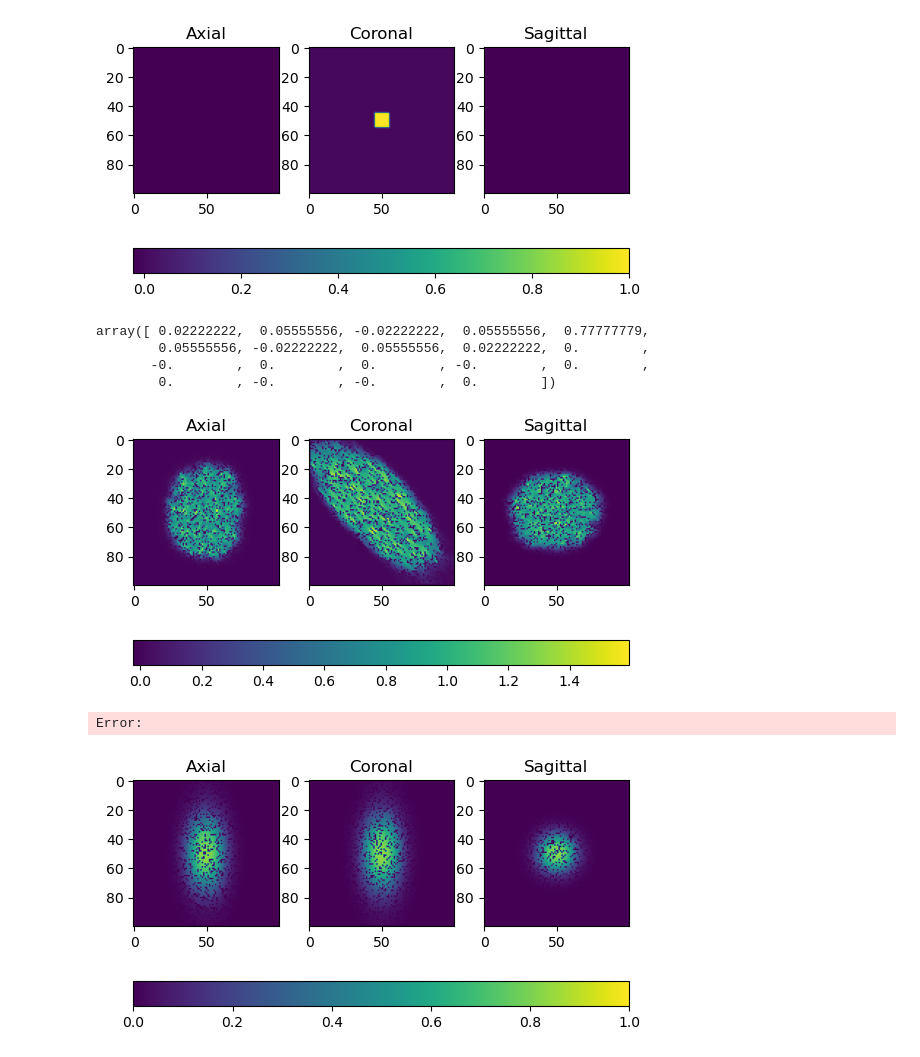
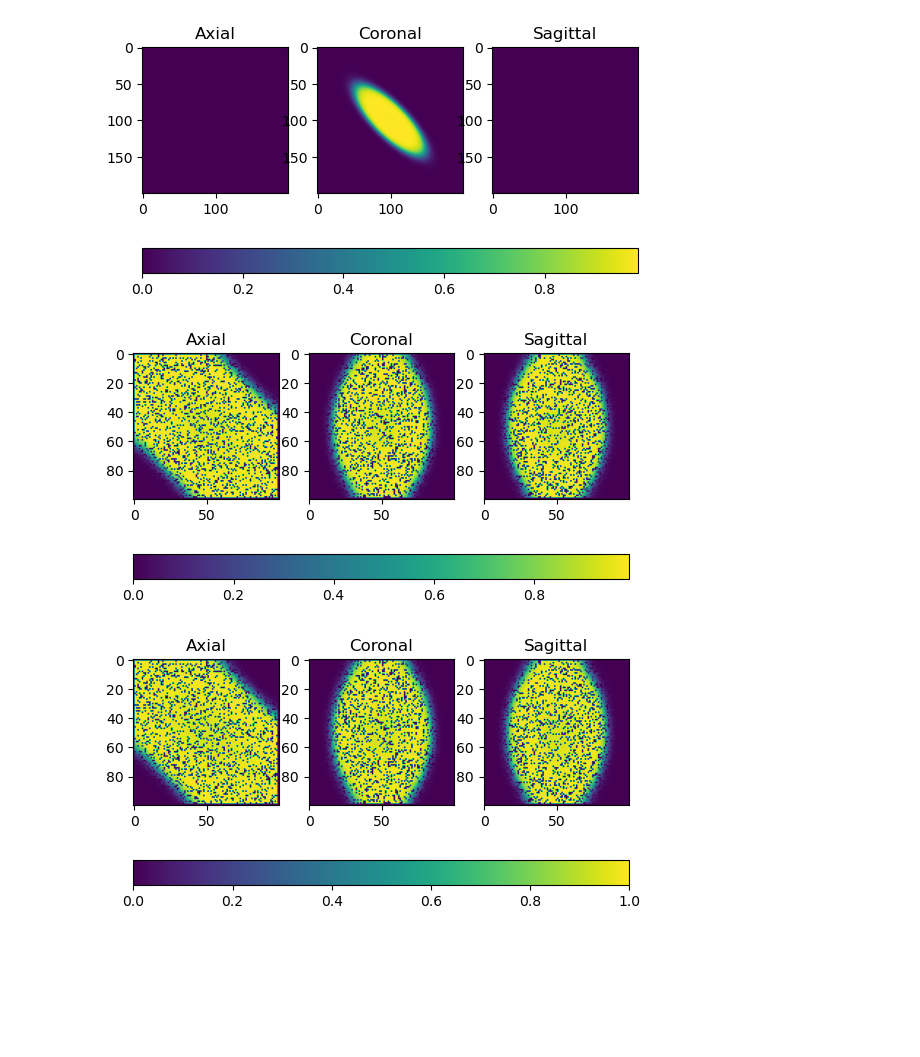
Before and after one commit to TiNezlobinsky/Finitewave, a Jupyter notebook: examples/notebooks/anisotropy_3d.ipynb, the cells around one changed output. Cells and saved outputs as stored; diff of their text form; code cells hidden in the pictures; blank space fills up the shorter version.

```diff
--- a/examples/notebooks/anisotropy_3d.ipynb
+++ b/examples/notebooks/anisotropy_3d.ipynb
@@ -6,7 +6,7 @@ import numpy as np
 import finitewave as fw
 
 # number of nodes on the side
-n = 100
+n = 200
 m = 3
 
 tissue = fw.CardiacTissue3D((n, n, m))
@@ -14,7 +14,7 @@ tissue = fw.CardiacTissue3D((n, n, m))
 tissue.mesh = np.ones([n, n, m])
 tissue.add_boundaries()
 # add fibers orientation vectors
-theta, alpha = 0. * np.pi, 1 * np.pi/4
+theta, alpha = 0. * np.pi, 0.25 * np.pi
 tissue.fibers = np.zeros((3, n, n, m))
 tissue.fibers[0] = np.cos(theta) * np.cos(alpha)
 tissue.fibers[1] = np.cos(theta) * np.sin(alpha)
@@ -29,7 +29,7 @@ aliev_panfilov = fw.AlievPanfilov3D()
 # set up numerical parameters:
 aliev_panfilov.dt = 0.001
 aliev_panfilov.dr = 0.1
-aliev_panfilov.t_max = 0.001
+aliev_panfilov.t_max = 5
 # set up stimulation parameters:
 stim_sequence = fw.StimSequence()
 stim_sequence.add_stim(fw.StimVoltageCoord3D(0, 1, n//2 - 5, n//2 + 5,
@@ -63,11 +63,4 @@ axs[2].set_title('Sagittal')
 fig.colorbar(im_y, ax=axs, orientation='horizontal')
 plt.show()
 # %% [output]
-[figure, old version]
+[figure, new version]
-# %%
-tissue.weights[50, 50, 1, :]
-# %% [output]
-array([ 0.02222222,  0.05555556, -0.02222222,  0.05555556,  0.77777779,
-        0.05555556, -0.02222222,  0.05555556,  0.02222222,  0.        ,
-       -0.        ,  0.        ,  0.        , -0.        ,  0.        ,
-        0.        , -0.        , -0.        ,  0.        ])
@@ -87,52 +77,52 @@ n = 100
 m = 100
 k = 100
 
+d = 0.2
 tissue = fw.CardiacTissue3D((n, m, k))
 # create a mesh of cardiomyocytes (elems = 1):
 tissue.mesh = np.ones([n, m, k])
-tissue.mesh[np.random.random([n, m, k]) < 0.2] = 2
+tissue.mesh[np.random.random([n, m, k]) < d] = 2
 tissue.add_boundaries()
 # add fibers orientation vectors
-theta, alpha = 0.25 * np.pi, 0. * np.pi
+theta, alpha = 0. * np.pi, 0.25 * np.pi
 tissue.fibers = np.zeros((3, n, m, k))
 tissue.fibers[0] = np.cos(theta) * np.cos(alpha)
 tissue.fibers[1] = np.cos(theta) * np.sin(alpha)
 tissue.fibers[2] = np.sin(theta)
 # add numeric method stencil for weights computations
 tissue.stencil = fw.AsymmetricStencil3D()
 tissue.D_al = 1
 tissue.D_ac = tissue.D_al/9
 
 # create model object:
 aliev_panfilov = fw.AlievPanfilov3D()
 # set up numerical parameters:
 aliev_panfilov.dt = 0.001
 aliev_panfilov.dr = 0.1
-aliev_panfilov.t_max = 3
+aliev_panfilov.t_max = 10
 # set up stimulation parameters:
 stim_sequence = fw.StimSequence()
-stim_sequence.add_stim(fw.StimVoltageCoord3D(0, 1, n//2 - 10, n//2 + 10,
-                                             m//2 - 10, m//2 + 10,
-                                             k//2 - 10, k//2 + 10))
+stim_sequence.add_stim(fw.StimVoltageCoord3D(0, 1, n//2 - 5, n//2 + 5,
+                                             m//2 - 5, m//2 + 5,
+                                             k//2 - 5, k//2 + 5))
 # add the tissue and the stim parameters to the model object:
 aliev_panfilov.cardiac_tissue = tissue
 aliev_panfilov.stim_sequence = stim_sequence
 aliev_panfilov.run()
 
 
 # show the potential map in axial, coronal and sagittal planes:
 fig, axs = plt.subplots(1, 3)
 im_x = axs[0].imshow(aliev_panfilov.u[:, :, k//2])
 im_y = axs[1].imshow(aliev_panfilov.u[:, m//2, :])
 im_z = axs[2].imshow(aliev_panfilov.u[n//2, :, :])
 axs[0].set_title('Axial')
 axs[1].set_title('Coronal')
 axs[2].set_title('Sagittal')
 fig.colorbar(im_y, ax=axs, orientation='horizontal')
 plt.show()
 # %% [output]
-[figure, old version]
+[figure, new version]
-Error:
 # %%
 # show the potential map in axial, coronal and sagittal planes:
 fig, axs = plt.subplots(1, 3)
@@ -145,7 +135,7 @@ axs[2].set_title('Sagittal')
 fig.colorbar(im_y, ax=axs, orientation='horizontal')
 plt.show()
 # %% [output]
-[figure, old version]
+[figure, new version]
 # %%
 vis_mesh = tissue.mesh.copy()
 # vis_mesh[n//2:, n//2:, n//2:] = 0
```
Also changed, not shown: parts of 2 cells of this notebook, 5 other files.
